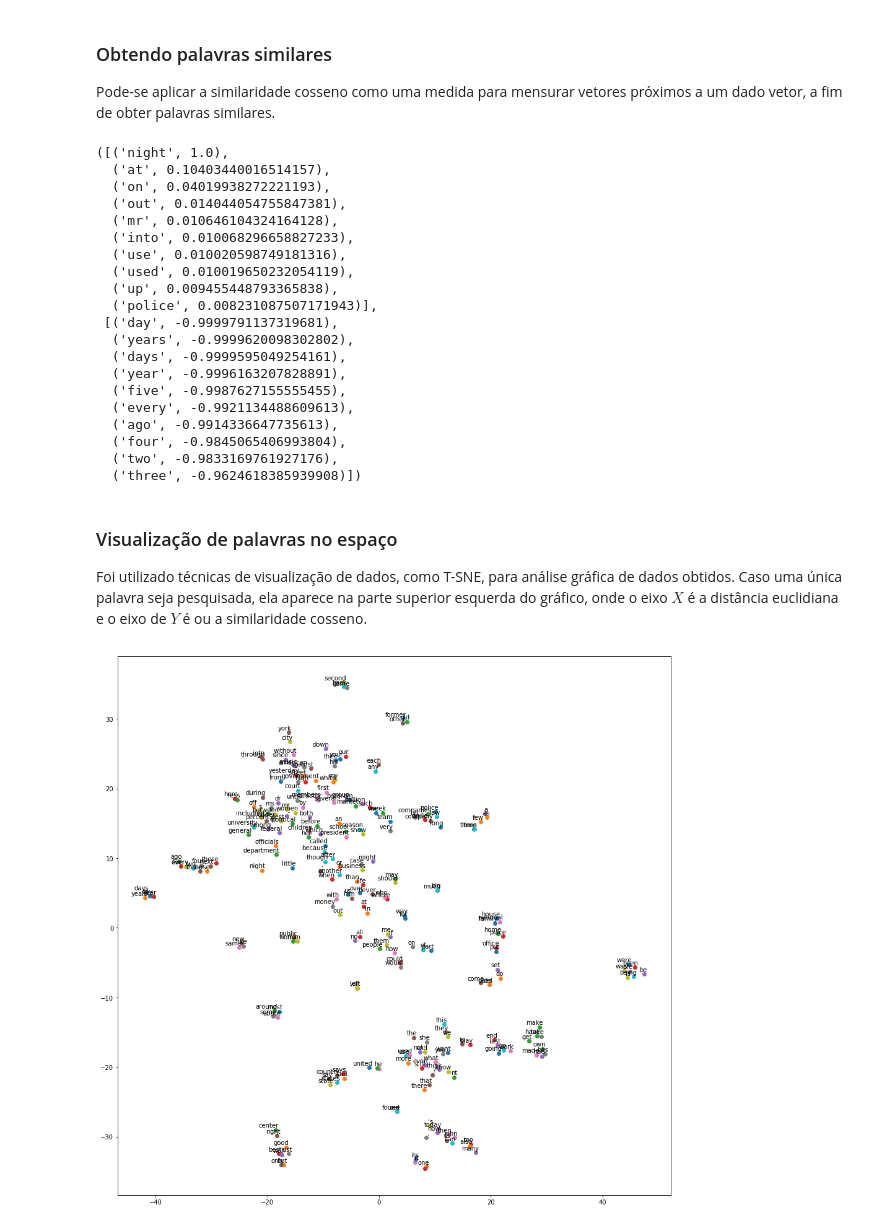
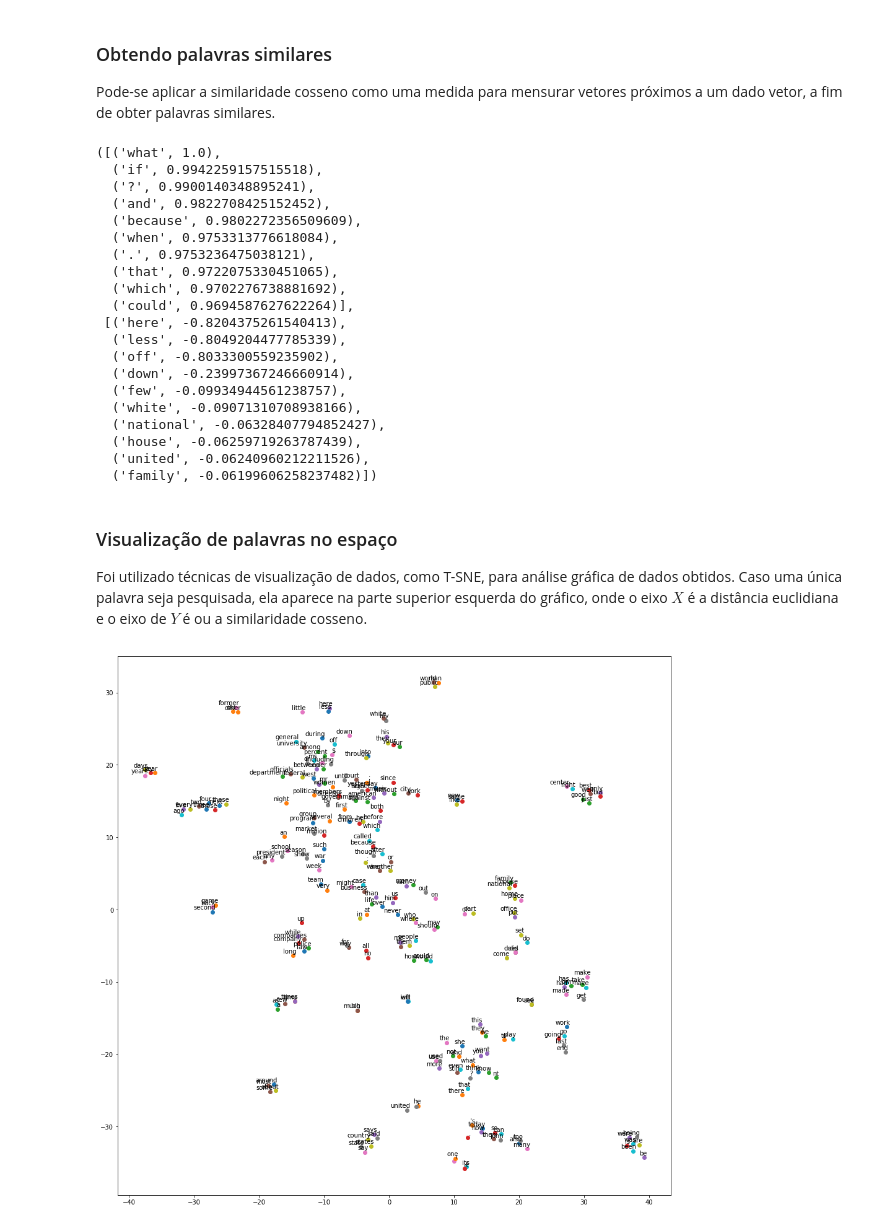
Before and after one commit to Lucas-Rufino/wordSpace, a Jupyter notebook: wordSpace.ipynb, the cells around one changed output. Drawn from its saved outputs; the diff is of its cells as text; code cells hidden in the pictures.

```diff
--- a/wordSpace.ipynb
+++ b/wordSpace.ipynb
@@ -234,13 +248,13 @@ for word in words:
     ant = [words[w] for w in ant if w in words]
     for i in range(len(syn)):
         wi = syn[i]
-        for j in range(i, len(syn)):
+        for j in range(i+1, len(syn)):
             wj = syn[j]
             matrix[wi, wj] = 1
             matrix[wj, wi] = 1
     for i in range(len(ant)):
         wi = ant[i]
-        for j in range(i, len(ant)):
+        for j in range(i+1, len(ant)):
             wj = ant[j]
             matrix[wi, wj] = 1
             matrix[wj, wi] = 1
@@ -329,58 +344,58 @@ def getSimilar(word, n=10, reverse=True):
     similarWords = cosine_similarity([data[wordIndex]], data)[0]
     orderWords = np.argsort(similarWords)[::-1 if reverse else 1]
     return [(indexes[i], similarWords[i]) for i in orderWords[:n]]
-getSimilar('night'), getSimilar('night', reverse=False)
+getSimilar('what'), getSimilar('what', reverse=False)
 # %% [output]
-([('night', 1.0),
-  ('at', 0.10403440016514157),
-  ('on', 0.04019938272221193),
-  ('out', 0.014044054755847381),
-  ('mr', 0.010646104324164128),
-  ('into', 0.010068296658827233),
-  ('use', 0.010020598749181316),
-  ('used', 0.010019650232054119),
-  ('up', 0.009455448793365838),
-  ('police', 0.008231087507171943)],
- [('day', -0.9999791137319681),
-  ('years', -0.9999620098302802),
-  ('days', -0.9999595049254161),
-  ('year', -0.9996163207828891),
-  ('five', -0.9987627155555455),
-  ('every', -0.9921134488609613),
-  ('ago', -0.9914336647735613),
-  ('four', -0.9845065406993804),
-  ('two', -0.9833169761927176),
-  ('three', -0.9624618385939908)])
+([('what', 1.0),
+  ('if', 0.9942259157515518),
+  ('?', 0.9900140348895241),
+  ('and', 0.9822708425152452),
+  ('because', 0.9802272356509609),
+  ('when', 0.9753313776618084),
+  ('.', 0.9753236475038121),
+  ('that', 0.9722075330451065),
+  ('which', 0.9702276738881692),
+  ('could', 0.9694587627622264)],
+ [('here', -0.8204375261540413),
+  ('less', -0.8049204477785339),
+  ('off', -0.8033300559235902),
+  ('down', -0.23997367246660914),
+  ('few', -0.09934944561238757),
+  ('white', -0.09071310708938166),
+  ('national', -0.06328407794852427),
+  ('house', -0.06259719263787439),
+  ('united', -0.06240960212211526),
+  ('family', -0.06199606258237482)])
 # %% [markdown]
 ### Visualização de palavras no espaço
 Foi utilizado técnicas de visualização de dados, como T-SNE, para análise gráfica de dados obtidos. Caso uma única palavra seja pesquisada, ela aparece na parte superior esquerda do gráfico, onde o eixo $X$ é a distância euclidiana e o eixo de $Y$ é ou a similaridade cosseno.
 # %%
 from sklearn.metrics.pairwise import euclidean_distances
 from sklearn.manifold import TSNE
 import matplotlib.pyplot as plt
 %matplotlib inline
 
 def plot(word=None):
-    if word is dNone:    #T-SNE
+    if word is None:    #T-SNE
         tsne_model = TSNE(perplexity=10, n_components=2, init='pca', n_iter=2500, random_state=23)
         new_values = tsne_model.fit_transform(data)
         x = [v[0] for v in new_values]
         y = [v[1] for v in new_values]
     else:
         x = euclidean_distances([data[words[word]]], data)[0]
         y = cosine_similarity([data[words[word]]], data)[0]
     plt.figure(figsize=(16, 16))
     for i in range(len(x)):
         plt.scatter(x[i],y[i])
         plt.annotate(indexes[i],
              xy=(x[i], y[i]),
              xytext=(5, 2),
              textcoords='offset points',
              ha='right',
              va='bottom')
     plt.show()
 
 plot()
 # %% [output]
-[figure, old version]
+[figure, new version]
 # %%
```
Also changed, not shown: parts of 9 cells of this notebook.
